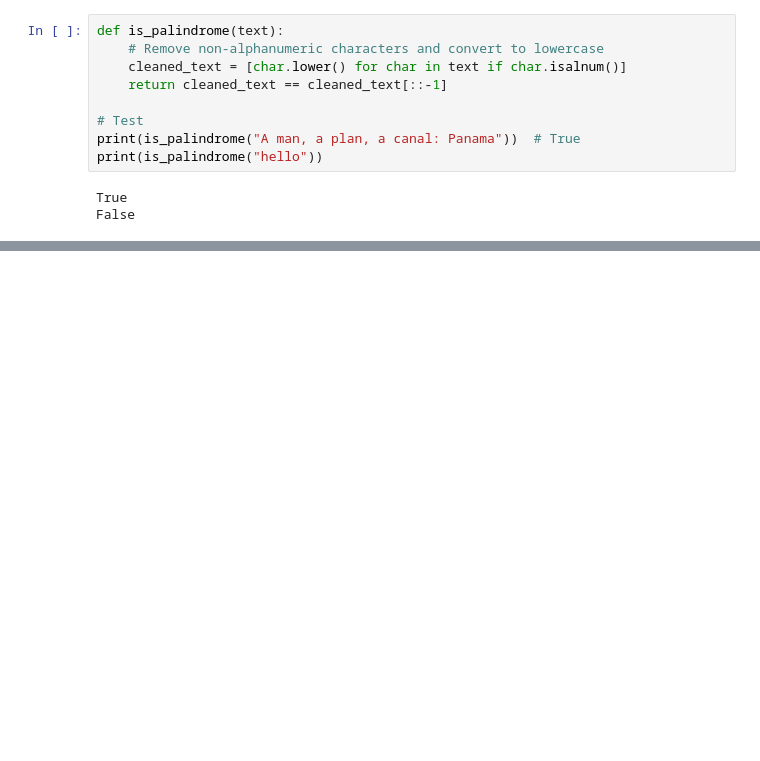
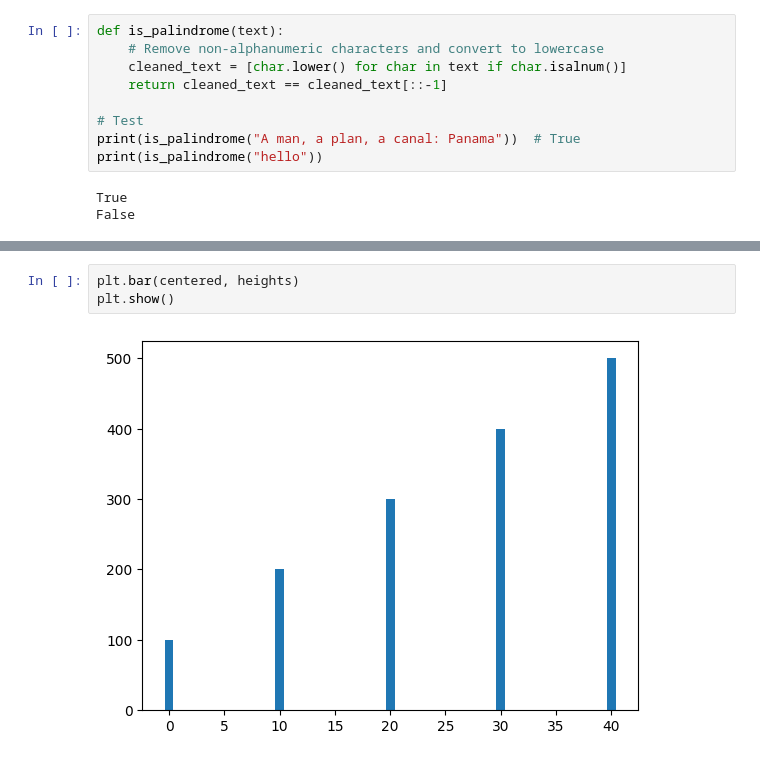
Before and after one commit to hamdanabdellatef/python, a Jupyter notebook: Module_6__Lists,_Tuples,__and_Strings.ipynb, the cells around one changed output, grey strips where cells are left out. Drawn from its saved outputs; the diff is of its cells as text; blank space fills up the shorter version.

```diff
--- a/Module_6__Lists,_Tuples,__and_Strings.ipynb
+++ b/Module_6__Lists,_Tuples,__and_Strings.ipynb
@@ -700,0 +755,5 @@ plt.show()
+# %%
+plt.bar(centered, heights)
+plt.show()
+# %% [output]
+[figure, added]
```
Also changed, not shown: parts of 268 cells of this notebook.
